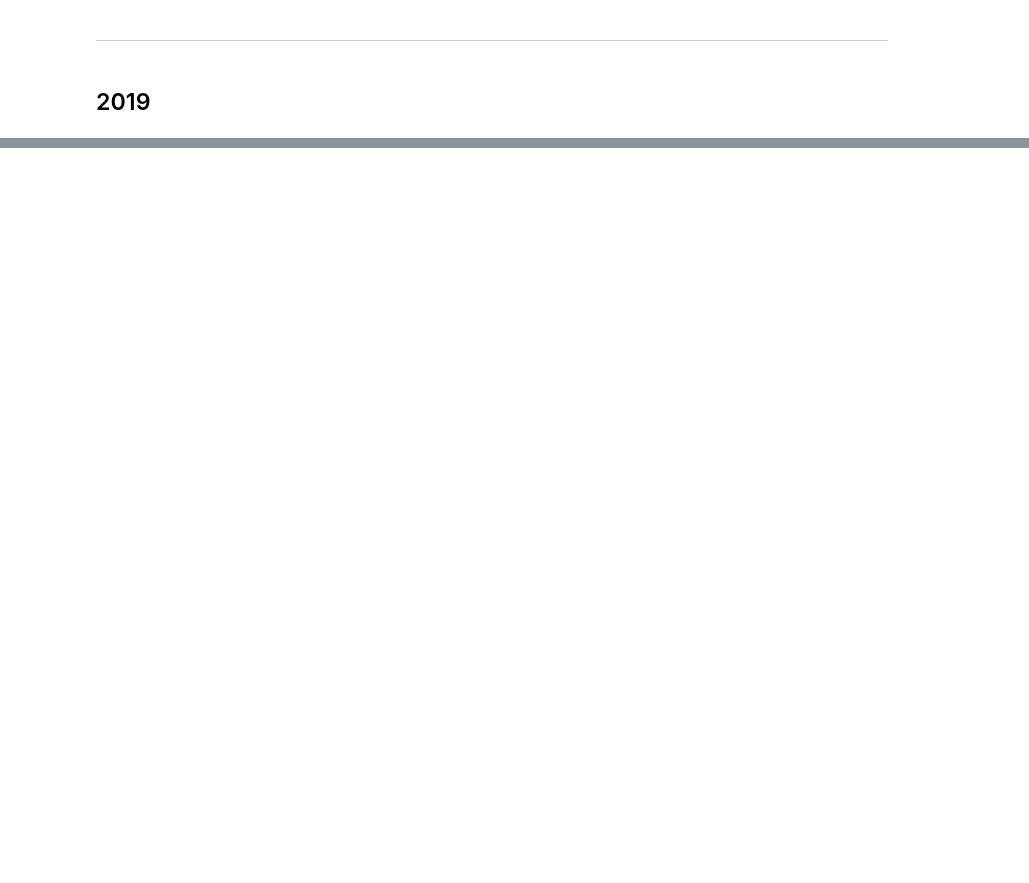
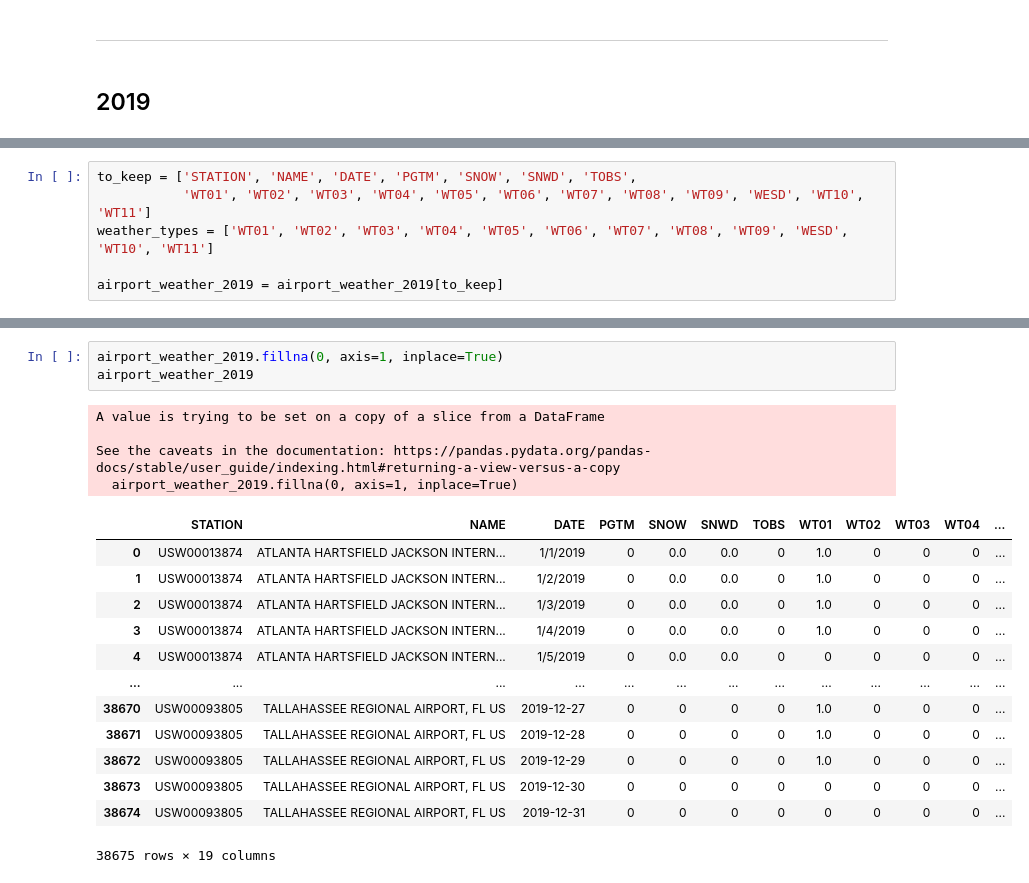
Before and after one commit to joshwinnes11/Flight-Delay-Prediction, a Jupyter notebook: data_preparation.ipynb, the cells around one changed output, grey strips where cells are left out. Drawn from its saved outputs; the diff is of its cells as text; blank space fills up the shorter version.

Commit message:
some progress on weather, might change

```diff
--- a/data_preparation.ipynb
+++ b/data_preparation.ipynb
@@ -60,0 +166,6 @@ type(airport_weather_2019['DATE'][0])
+# %%
+to_keep = ['STATION', 'NAME', 'DATE', 'PGTM', 'SNOW', 'SNWD', 'TOBS',
+           'WT01', 'WT02', 'WT03', 'WT04', 'WT05', 'WT06', 'WT07', 'WT08', 'WT09', 'WESD', 'WT10', 'WT11']
+weather_types = ['WT01', 'WT02', 'WT03', 'WT04', 'WT05', 'WT06', 'WT07', 'WT08', 'WT09', 'WESD', 'WT10', 'WT11']
+
+airport_weather_2019 = airport_weather_2019[to_keep]
@@ -60,0 +186,21 @@ type(airport_weather_2019['DATE'][0])
+# %%
+airport_weather_2019.fillna(0, axis=1, inplace=True)
+airport_weather_2019
+# %% [output]
+A value is trying to be set on a copy of a slice from a DataFrame
+
+See the caveats in the documentation: https://pandas.pydata.org/pandas-docs/stable/user_guide/indexing.html#returning-a-view-versus-a-copy
+  airport_weather_2019.fillna(0, axis=1, inplace=True)
+|  | STATION | NAME | DATE | PGTM | SNOW | SNWD | TOBS | WT01 | WT02 | WT03 | WT04 | ... |
+| 0 | USW00013874 | ATLANTA HARTSFIELD JACKSON INTERN... | 1/1/2019 | 0 | 0.0 | 0.0 | 0 | 1.0 | 0 | 0 | 0 | ... |
+| 1 | USW00013874 | ATLANTA HARTSFIELD JACKSON INTERN... | 1/2/2019 | 0 | 0.0 | 0.0 | 0 | 1.0 | 0 | 0 | 0 | ... |
+| 2 | USW00013874 | ATLANTA HARTSFIELD JACKSON INTERN... | 1/3/2019 | 0 | 0.0 | 0.0 | 0 | 1.0 | 0 | 0 | 0 | ... |
+| 3 | USW00013874 | ATLANTA HARTSFIELD JACKSON INTERN... | 1/4/2019 | 0 | 0.0 | 0.0 | 0 | 1.0 | 0 | 0 | 0 | ... |
+| 4 | USW00013874 | ATLANTA HARTSFIELD JACKSON INTERN... | 1/5/2019 | 0 | 0.0 | 0.0 | 0 | 0 | 0 | 0 | 0 | ... |
+| ... | ... | ... | ... | ... | ... | ... | ... | ... | ... | ... | ... | ... |
+| 38670 | USW00093805 | TALLAHASSEE REGIONAL AIRPORT, FL US | 2019-12-27 | 0 | 0 | 0 | 0 | 1.0 | 0 | 0 | 0 | ... |
+| 38671 | USW00093805 | TALLAHASSEE REGIONAL AIRPORT, FL US | 2019-12-28 | 0 | 0 | 0 | 0 | 1.0 | 0 | 0 | 0 | ... |
+| 38672 | USW00093805 | TALLAHASSEE REGIONAL AIRPORT, FL US | 2019-12-29 | 0 | 0 | 0 | 0 | 1.0 | 0 | 0 | 0 | ... |
+| 38673 | USW00093805 | TALLAHASSEE REGIONAL AIRPORT, FL US | 2019-12-30 | 0 | 0 | 0 | 0 | 0 | 0 | 0 | 0 | ... |
+| 38674 | USW00093805 | TALLAHASSEE REGIONAL AIRPORT, FL US | 2019-12-31 | 0 | 0 | 0 | 0 | 0 | 0 | 0 | 0 | ... |
+38675 rows × 19 columns
```
Also changed, not shown: parts of 27 cells of this notebook.
